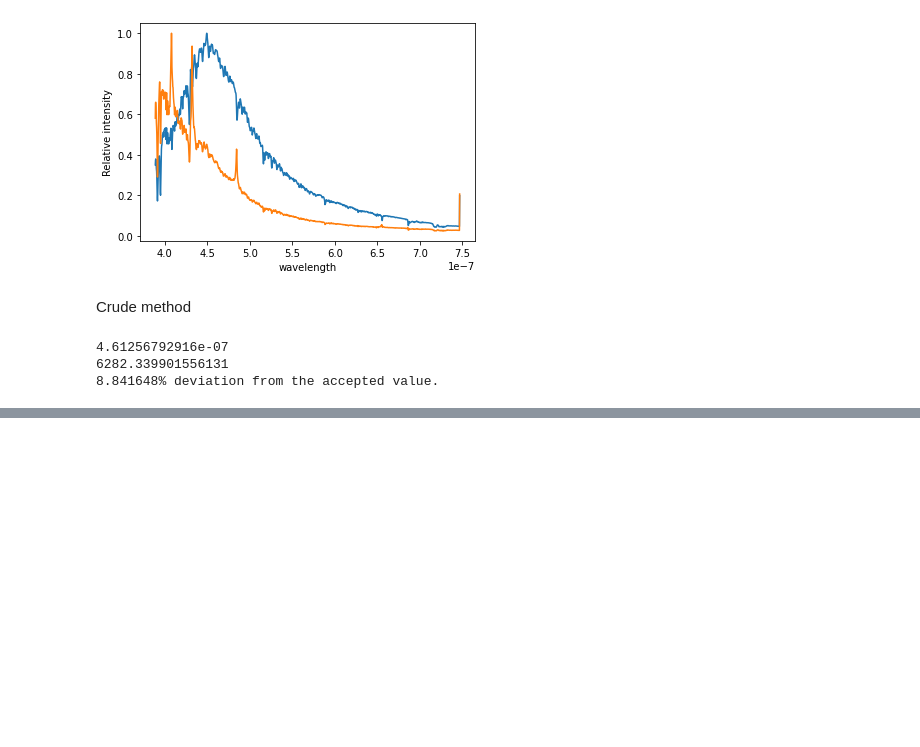
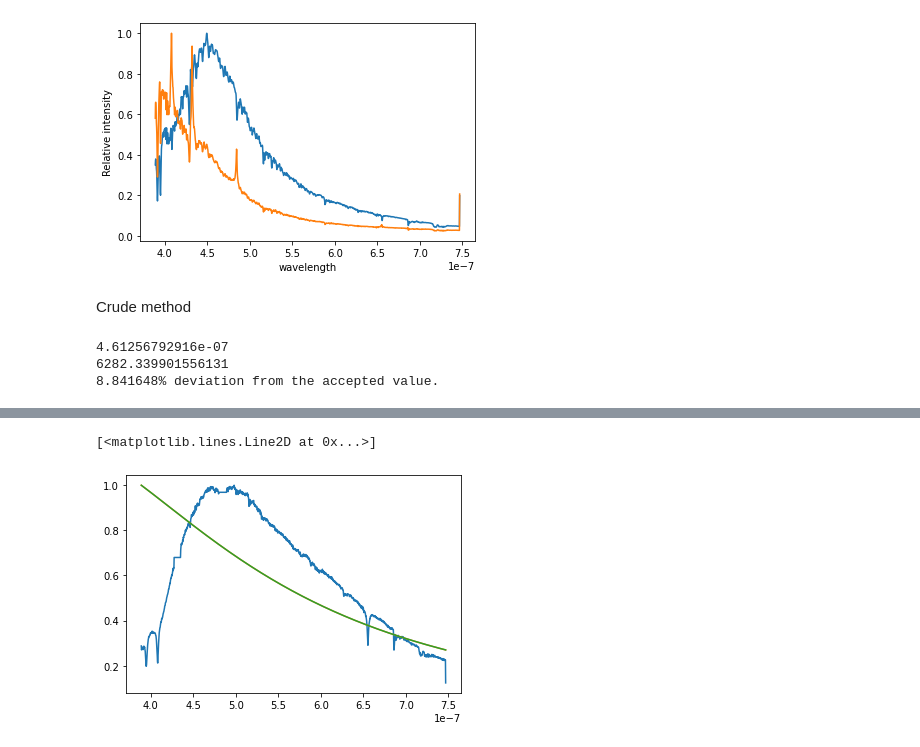
Before and after one commit to Yousousen/solar_physics, a Jupyter notebook: scripts/spectrum.ipynb, the cells around one changed output, grey strips where cells are left out. Drawn from its saved outputs; the diff is of its cells as text; code cells hidden in the pictures; blank space fills up the shorter version.

```diff
--- a/scripts/spectrum.ipynb
+++ b/scripts/spectrum.ipynb
@@ -371,0 +403,7 @@ print("%f%% deviation from the accepted value." % float( ( T_eff / T_accepted )
+# %%
+plt.plot( wavelengths, vega_sum_no_abs / np.max(vega_sum_no_abs) )
+plt.plot( wavelengths, vega_sum_no_abs * rel_coeff / np.max(vega_sum_no_abs * rel_coeff) )
+plt.plot( wavelengths, I_planck_vega / Imax )
+# %% [output]
+[<matplotlib.lines.Line2D at 0x...>]
+[figure, added]
```
Also changed, not shown: parts of 9 cells of this notebook.
